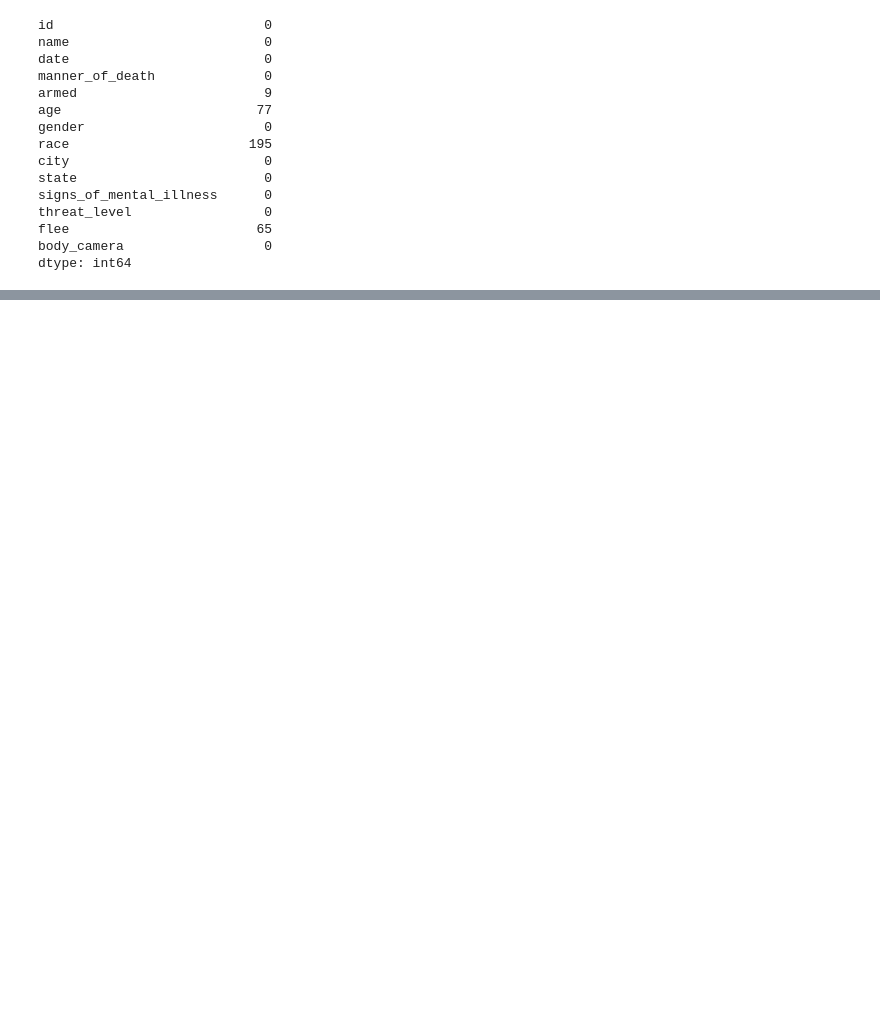
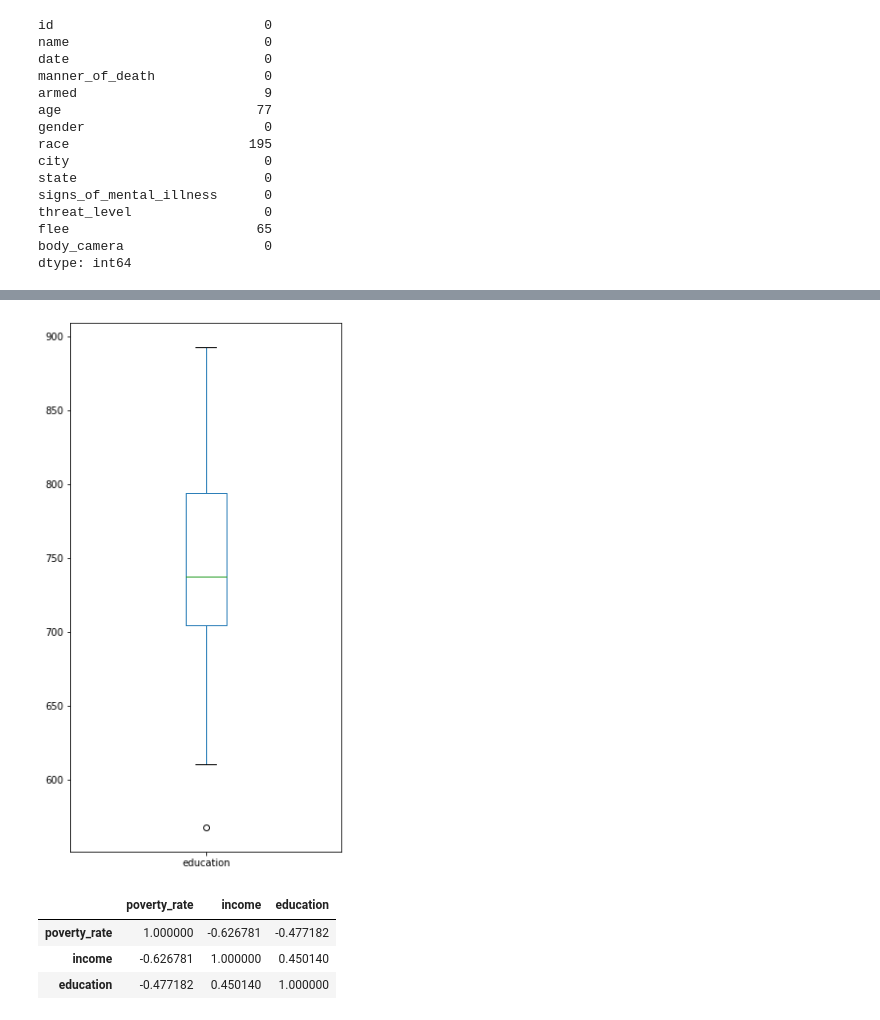
Before and after one commit to Alumasa/Data-Science-SCA, a Jupyter notebook: US Police Killings Analysis.ipynb, the cells around one changed output, grey strips where cells are left out. Saved outputs shown, nothing was run; the diff lists cells and outputs as text; code cells hidden in the pictures; blank space fills up the shorter version.

```diff
--- a/US Police Killings Analysis.ipynb
+++ b/US Police Killings Analysis.ipynb
@@ -393,0 +510,11 @@ killings['date'] = pd.to_datetime(killings['date'], errors='coerce')
+# %%
+state_data['education'].plot(kind='box', figsize=(5, 10));
+# %% [output]
+[figure, added]
+# %%
+state_data[['poverty_rate', 'income', 'education']].corr(method='pearson')
+# %% [output]
+|  | poverty_rate | income | education |
+| poverty_rate | 1.000000 | -0.626781 | -0.477182 |
+| income | -0.626781 | 1.000000 | 0.450140 |
+| education | -0.477182 | 0.450140 | 1.000000 |
```
Also changed, not shown: parts of 39 cells of this notebook.
